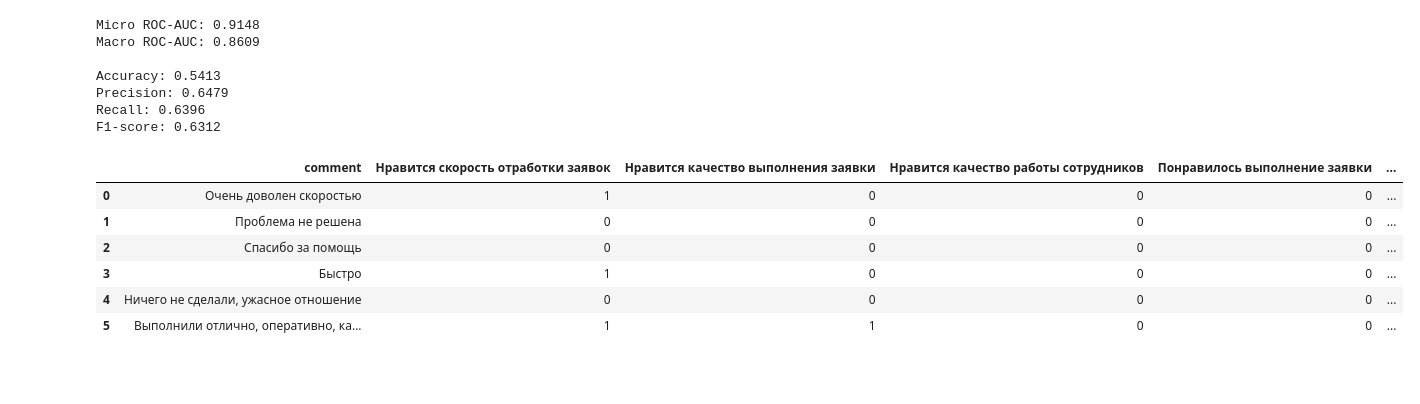
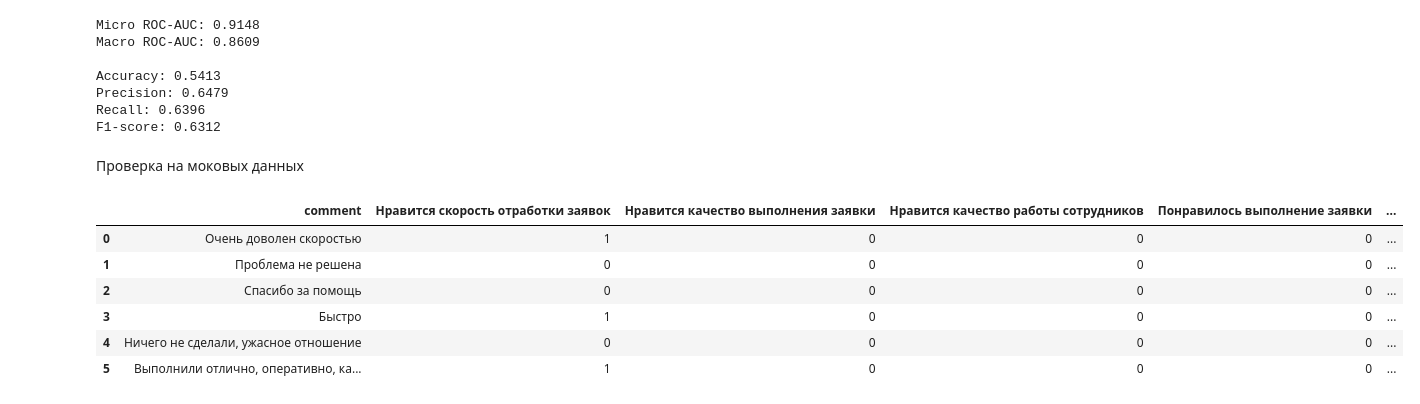
Before and after one commit to fat1re/Intensive4, a Jupyter notebook: main.ipynb, the cells around one changed output. Cells and saved outputs as stored; diff of their text form; code cells hidden in the pictures; blank space fills up the shorter version.

```diff
--- a/main.ipynb
+++ b/main.ipynb
@@ -46,5 +45,6 @@ df
 # %%
 df = df.dropna(subset=['sentiment'])
+df = df.drop_duplicates(subset=['comment'])
 # %%
 df.isna().sum()
 # %% [output]
@@ -973,6 +982,8 @@ Accuracy: 0.5413
 Precision: 0.6479
 Recall: 0.6396
 F1-score: 0.6312
+# %% [markdown]
+Проверка на моковых данных
 # %%
 new_comments = ["Очень доволен скоростью", "Проблема не решена", "Спасибо за помощь", "Быстро", "Ничего не сделали, ужасное отношение", "Выполнили отлично, оперативно, качественно"]
 df_test = pd.DataFrame({'comment': new_comments})
@@ -1001,15 +1011,25 @@ pred_probs = np.vstack(all_preds)
 pred_labels = (pred_probs > 0.5).astype(int)
 # %%
-# В виде DataFrame
-pred_df = pd.DataFrame(pred_labels, columns=target_columns)
-result_df = pd.concat([df_test['comment'].reset_index(drop=True), pred_df], axis=1)
+
+
+# Если все предсказания нулевые, выбираем класс с максимальной вероятностью
+for i in range(len(pred_labels)):
+    if pred_labels[i].sum() == 0:  # Если все нули
+        max_prob_class = np.argmax(pred_probs[i])  # Находим класс с макс. вероятностью
+        pred_labels[i, max_prob_class] = 1  # Устанавливаем его в 1
+
+# Собираем итоговый DataFrame
+result_df = pd.concat([
+    df_test['comment'].reset_index(drop=True),
+    pd.DataFrame(pred_labels, columns=target_columns)
+], axis=1)
 
 result_df
 # %% [output]
 |  | comment | Нравится скорость отработки заявок | Нравится качество выполнения заявки | Нравится качество работы сотрудников | Понравилось выполнение заявки | ... |
 | 0 | Очень доволен скоростью | 1 | 0 | 0 | 0 | ... |
 | 1 | Проблема не решена | 0 | 0 | 0 | 0 | ... |
 | 2 | Спасибо за помощь | 0 | 0 | 0 | 0 | ... |
 | 3 | Быстро | 1 | 0 | 0 | 0 | ... |
 | 4 | Ничего не сделали, ужасное отношение | 0 | 0 | 0 | 0 | ... |
-| 5 | Выполнили отлично, оперативно, ка... | 1 | 1 | 0 | 0 | ... |
+| 5 | Выполнили отлично, оперативно, ка... | 1 | 0 | 0 | 0 | ... |
```
Also changed, not shown: parts of 20 cells of this notebook, 4 other files.
